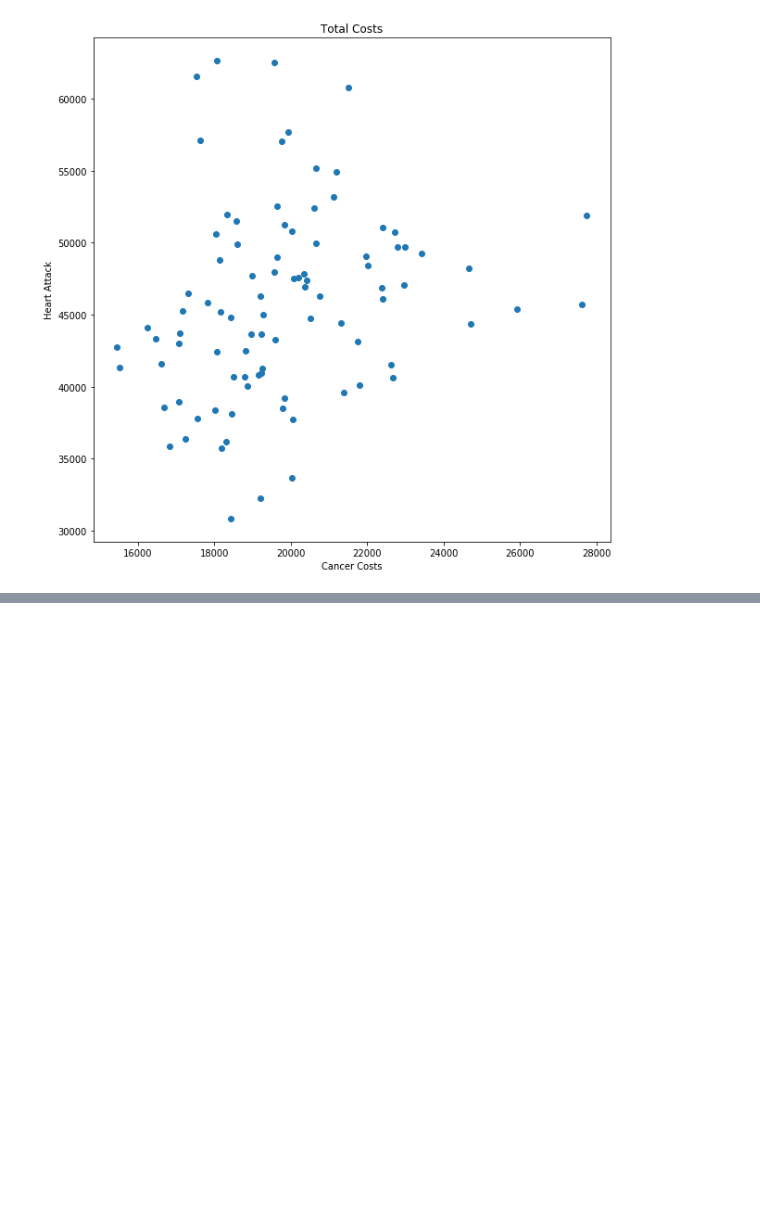
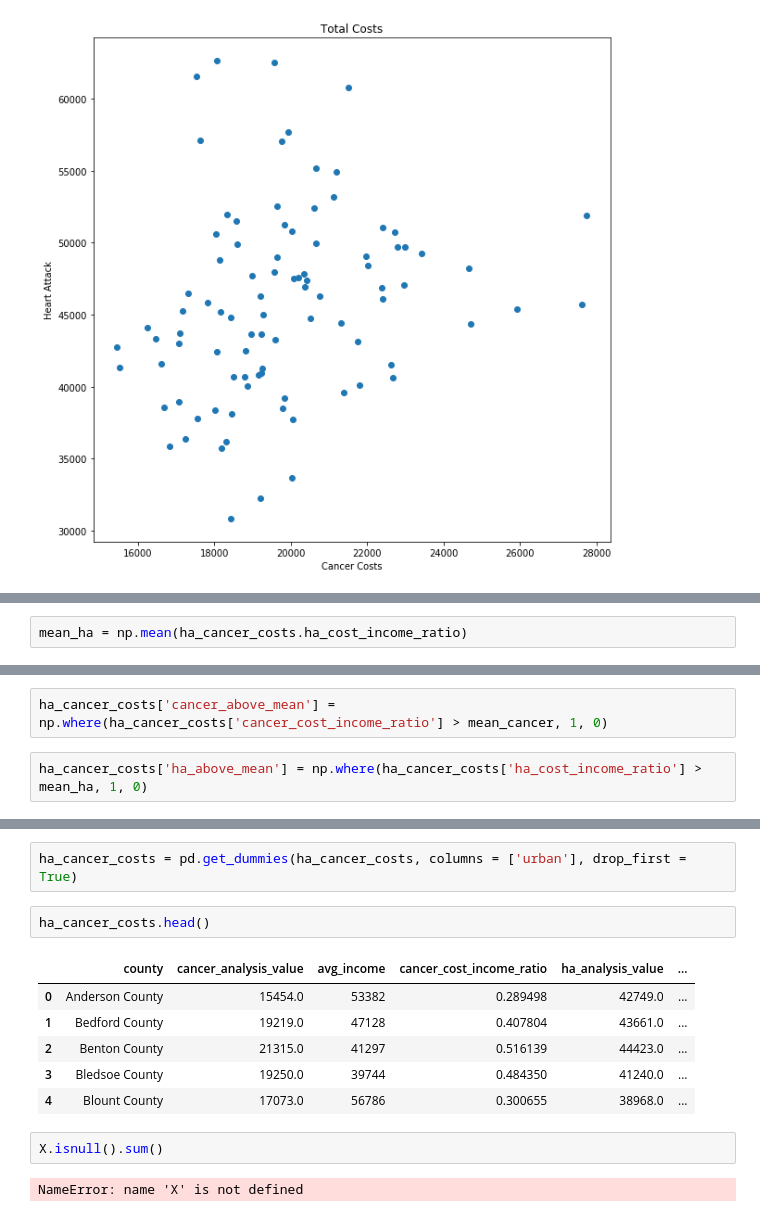
Before and after one commit to staylor08/vanderbilt-data-essentials-cohort-2, a Jupyter notebook: Week_1_ST.ipynb, the cells around one changed output, grey strips where cells are left out. Drawn from its saved outputs; the diff is of its cells as text; blank space fills up the shorter version.

```diff
--- a/Week_1_ST.ipynb
+++ b/Week_1_ST.ipynb
@@ -627,0 +640,2 @@ ax.set_title("Total Costs");
+# %%
+mean_ha = np.mean(ha_cancer_costs.ha_cost_income_ratio)
@@ -627,0 +650,4 @@ ax.set_title("Total Costs");
+# %%
+ha_cancer_costs['cancer_above_mean'] = np.where(ha_cancer_costs['cancer_cost_income_ratio'] > mean_cancer, 1, 0)
+# %%
+ha_cancer_costs['ha_above_mean'] = np.where(ha_cancer_costs['ha_cost_income_ratio'] > mean_ha, 1, 0)
@@ -627,0 +672,15 @@ ax.set_title("Total Costs");
+# %%
+ha_cancer_costs = pd.get_dummies(ha_cancer_costs, columns = ['urban'], drop_first = True)
+# %%
+ha_cancer_costs.head()
+# %% [output]
+|  | county | cancer_analysis_value | avg_income | cancer_cost_income_ratio | ha_analysis_value | ... |
+| 0 | Anderson County | 15454.0 | 53382 | 0.289498 | 42749.0 | ... |
+| 1 | Bedford County | 19219.0 | 47128 | 0.407804 | 43661.0 | ... |
+| 2 | Benton County | 21315.0 | 41297 | 0.516139 | 44423.0 | ... |
+| 3 | Bledsoe County | 19250.0 | 39744 | 0.484350 | 41240.0 | ... |
+| 4 | Blount County | 17073.0 | 56786 | 0.300655 | 38968.0 | ... |
+# %%
+X.isnull().sum()
+# %% [output]
+NameError: name 'X' is not defined
```
Also changed, not shown: parts of 37 cells of this notebook, 1 other file.
